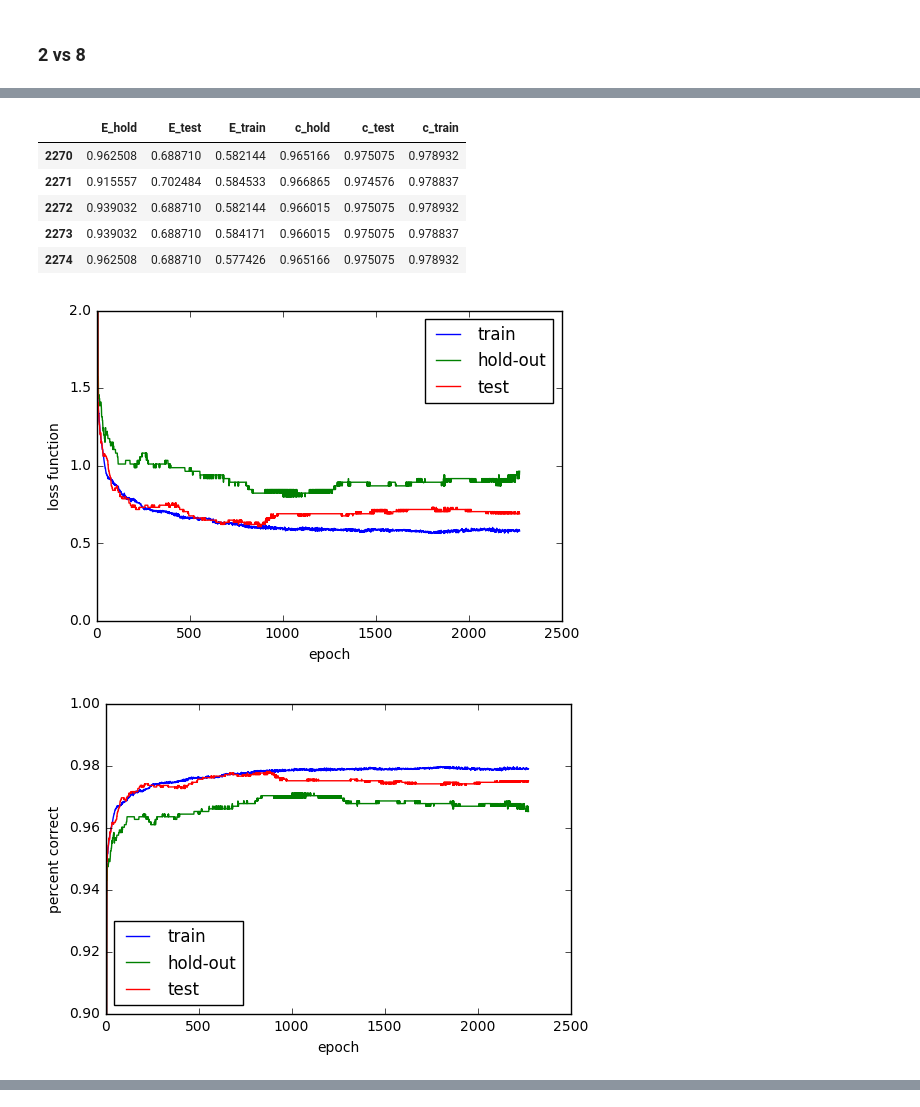
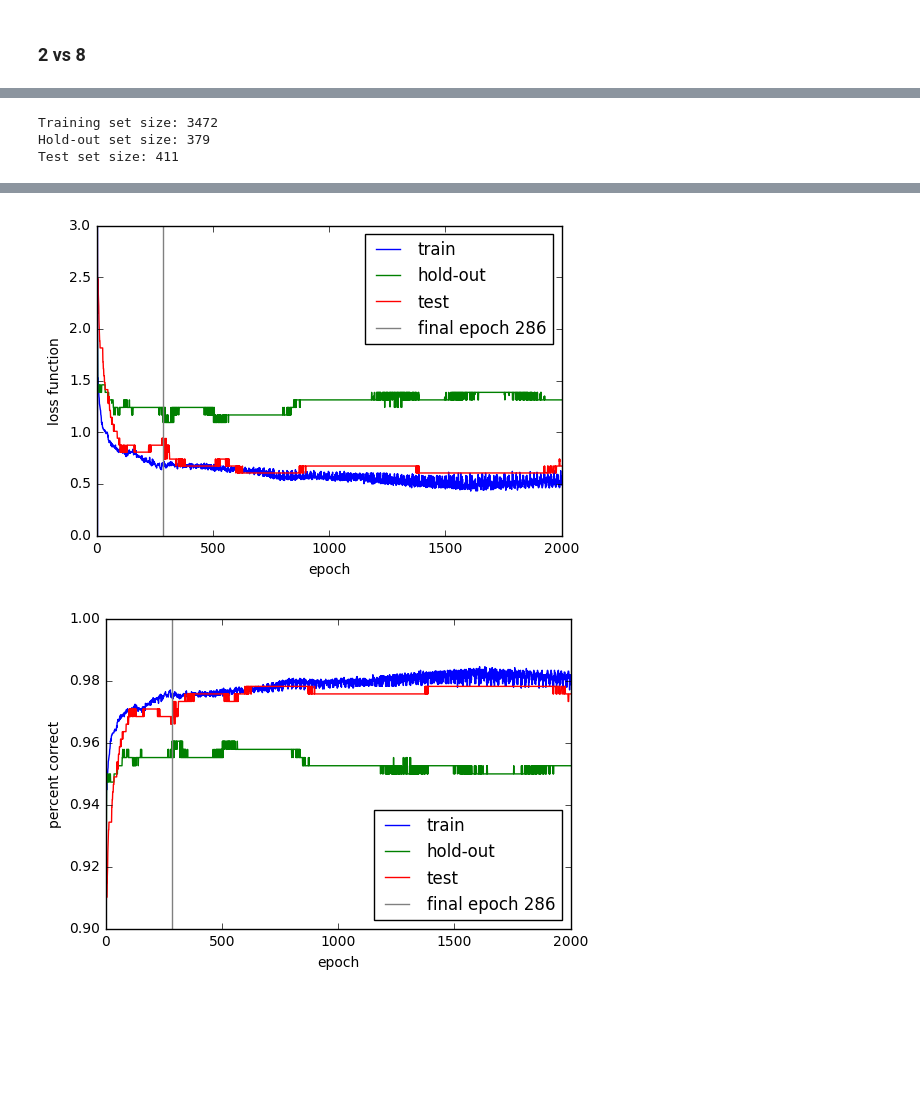
Before and after one commit to qobilidop/CSE-253-PA, a Jupyter notebook: 1/logistic.ipynb, the cells around one changed output, grey strips where cells are left out. Drawn from its saved outputs; the diff is of its cells as text; code cells hidden in the pictures; blank space fills up the shorter version.

```diff
--- a/1/logistic.ipynb
+++ b/1/logistic.ipynb
@@ -108,23 +55,8 @@ Wall time: 5min 44s
-# %%
-results.record.tail()
-# %% [output]
-|  | E_hold | E_test | E_train | c_hold | c_test | c_train |
-| 2270 | 0.962508 | 0.688710 | 0.582144 | 0.965166 | 0.975075 | 0.978932 |
-| 2271 | 0.915557 | 0.702484 | 0.584533 | 0.966865 | 0.974576 | 0.978837 |
-| 2272 | 0.939032 | 0.688710 | 0.582144 | 0.966015 | 0.975075 | 0.978932 |
-| 2273 | 0.939032 | 0.688710 | 0.584171 | 0.966015 | 0.975075 | 0.978837 |
-| 2274 | 0.962508 | 0.688710 | 0.577426 | 0.965166 | 0.975075 | 0.978932 |
-# %%
-results.plot_loss_function()
-plt.savefig('figs/logistic_28_E.pdf')
-plt.ylim(0, 2)
-plt.savefig('figs/logistic_28_E_zoom.pdf')
-# %% [output]
-[figure, removed]
-# %%
-results.plot_percent_correct()
-plt.savefig('figs/logistic_28_c.pdf')
-plt.ylim(0.9, 1)
-plt.savefig('figs/logistic_28_c_zoom.pdf')
-# %% [output]
-[figure, removed]
+# %%
+%%time
+experiment(2, 8, rate_0=1e-3, T=42,
+           epoch_min=500, epoch_max=2000, early_stopping=3)
+# %% [output]
+Training set size: 3472
+Hold-out set size: 379
+Test set size: 411
@@ -130,0 +65,2 @@ plt.savefig('figs/logistic_28_c_zoom.pdf')
+[figure, added]
+[figure, added]
```
Also changed, not shown: parts of 16 cells of this notebook, 3 other files.
